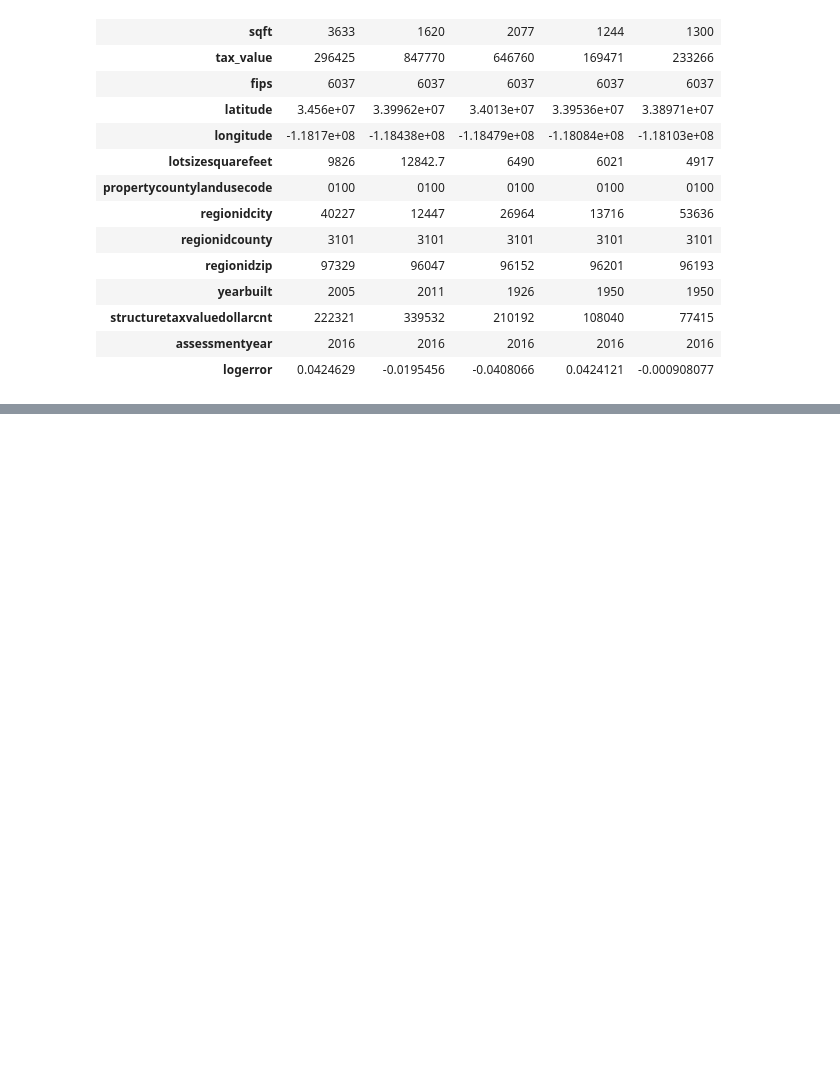
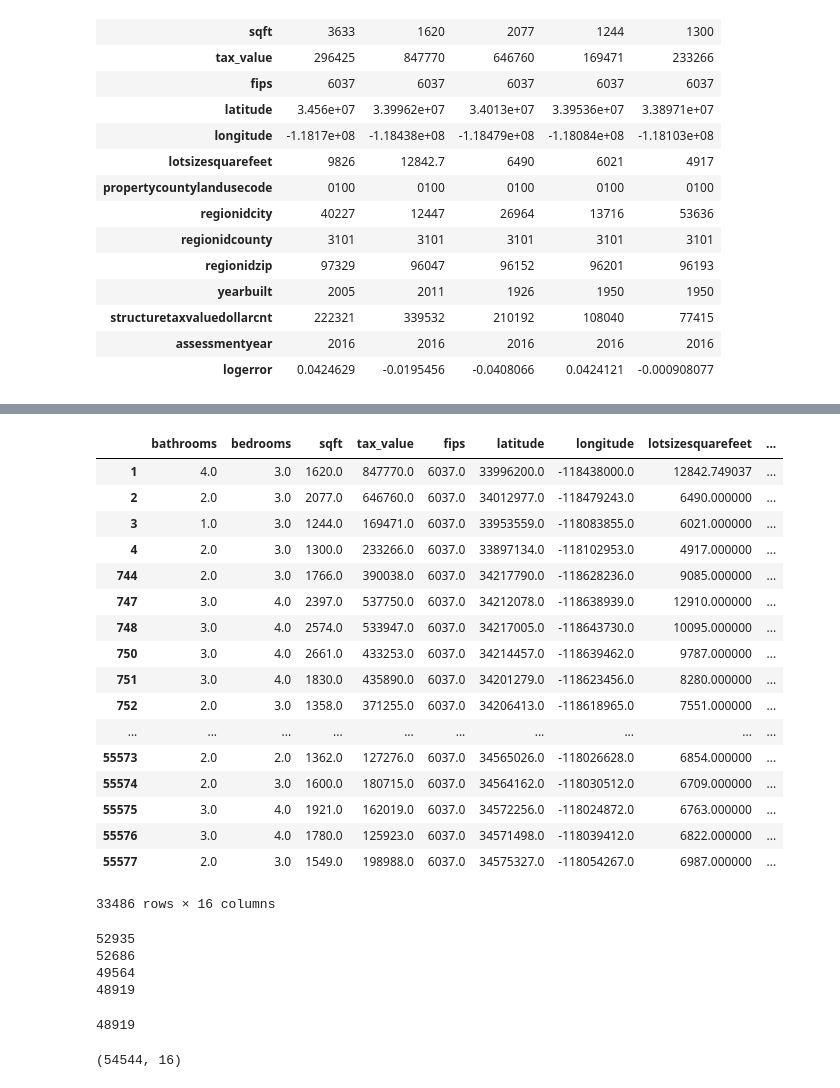
Before and after one commit to Zillow-SJ/Cluster_Zillow, a Jupyter notebook: Initial Exploration.ipynb, the cells around one changed output, grey strips where cells are left out. Drawn from its saved outputs; the diff is of its cells as text; code cells hidden in the pictures; blank space fills up the shorter version.

Commit message:
added iqr outlier function and hypothesis

```diff
--- a/Initial Exploration.ipynb
+++ b/Initial Exploration.ipynb
@@ -87,3 +88,10 @@ row_drops = list(row_drops.column_names)
 #df_new = df.drop(row_drops,axis=0)
 
 df_nulls_r.max()
+# %%
+Q1 = df.quantile(.25)
+Q3 = df.quantile(.75)
+IQR = Q3-Q1
+# %%
+IQR = Q3-Q1
+Q1
@@ -89,0 +115,21 @@ df_nulls_r.max()
+# %%
+df[~((df < (Q1 - 1.5 * IQR)) |(df > (Q3 + 1.5 * IQR))).any(axis=1)]
+# %% [output]
+|  | bathrooms | bedrooms | sqft | tax_value | fips | latitude | longitude | lotsizesquarefeet | ... |
+| 1 | 4.0 | 3.0 | 1620.0 | 847770.0 | 6037.0 | 33996200.0 | -118438000.0 | 12842.749037 | ... |
+| 2 | 2.0 | 3.0 | 2077.0 | 646760.0 | 6037.0 | 34012977.0 | -118479243.0 | 6490.000000 | ... |
+| 3 | 1.0 | 3.0 | 1244.0 | 169471.0 | 6037.0 | 33953559.0 | -118083855.0 | 6021.000000 | ... |
+| 4 | 2.0 | 3.0 | 1300.0 | 233266.0 | 6037.0 | 33897134.0 | -118102953.0 | 4917.000000 | ... |
+| 744 | 2.0 | 3.0 | 1766.0 | 390038.0 | 6037.0 | 34217790.0 | -118628236.0 | 9085.000000 | ... |
+| 747 | 3.0 | 4.0 | 2397.0 | 537750.0 | 6037.0 | 34212078.0 | -118638939.0 | 12910.000000 | ... |
+| 748 | 3.0 | 4.0 | 2574.0 | 533947.0 | 6037.0 | 34217005.0 | -118643730.0 | 10095.000000 | ... |
+| 750 | 3.0 | 4.0 | 2661.0 | 433253.0 | 6037.0 | 34214457.0 | -118639462.0 | 9787.000000 | ... |
+| 751 | 3.0 | 4.0 | 1830.0 | 435890.0 | 6037.0 | 34201279.0 | -118623456.0 | 8280.000000 | ... |
+| 752 | 2.0 | 3.0 | 1358.0 | 371255.0 | 6037.0 | 34206413.0 | -118618965.0 | 7551.000000 | ... |
+| ... | ... | ... | ... | ... | ... | ... | ... | ... | ... |
+| 55573 | 2.0 | 2.0 | 1362.0 | 127276.0 | 6037.0 | 34565026.0 | -118026628.0 | 6854.000000 | ... |
+| 55574 | 2.0 | 3.0 | 1600.0 | 180715.0 | 6037.0 | 34564162.0 | -118030512.0 | 6709.000000 | ... |
+| 55575 | 3.0 | 4.0 | 1921.0 | 162019.0 | 6037.0 | 34572256.0 | -118024872.0 | 6763.000000 | ... |
+| 55576 | 3.0 | 4.0 | 1780.0 | 125923.0 | 6037.0 | 34571498.0 | -118039412.0 | 6822.000000 | ... |
+| 55577 | 2.0 | 3.0 | 1549.0 | 198988.0 | 6037.0 | 34575327.0 | -118054267.0 | 6987.000000 | ... |
+33486 rows × 16 columns
@@ -89,0 +154,12 @@ df_nulls_r.max()
+# %%
+len(remove_outliers_iqr(df,['tax_value','sqft','lotsizesquarefeet','structuretaxvaluedollarcnt']))
+# %% [output]
+52935
+52686
+49564
+48919
+48919
+# %%
+df.shape
+# %% [output]
+(54544, 16)
```
Also changed, not shown: parts of 5 cells of this notebook, 2 other files.
